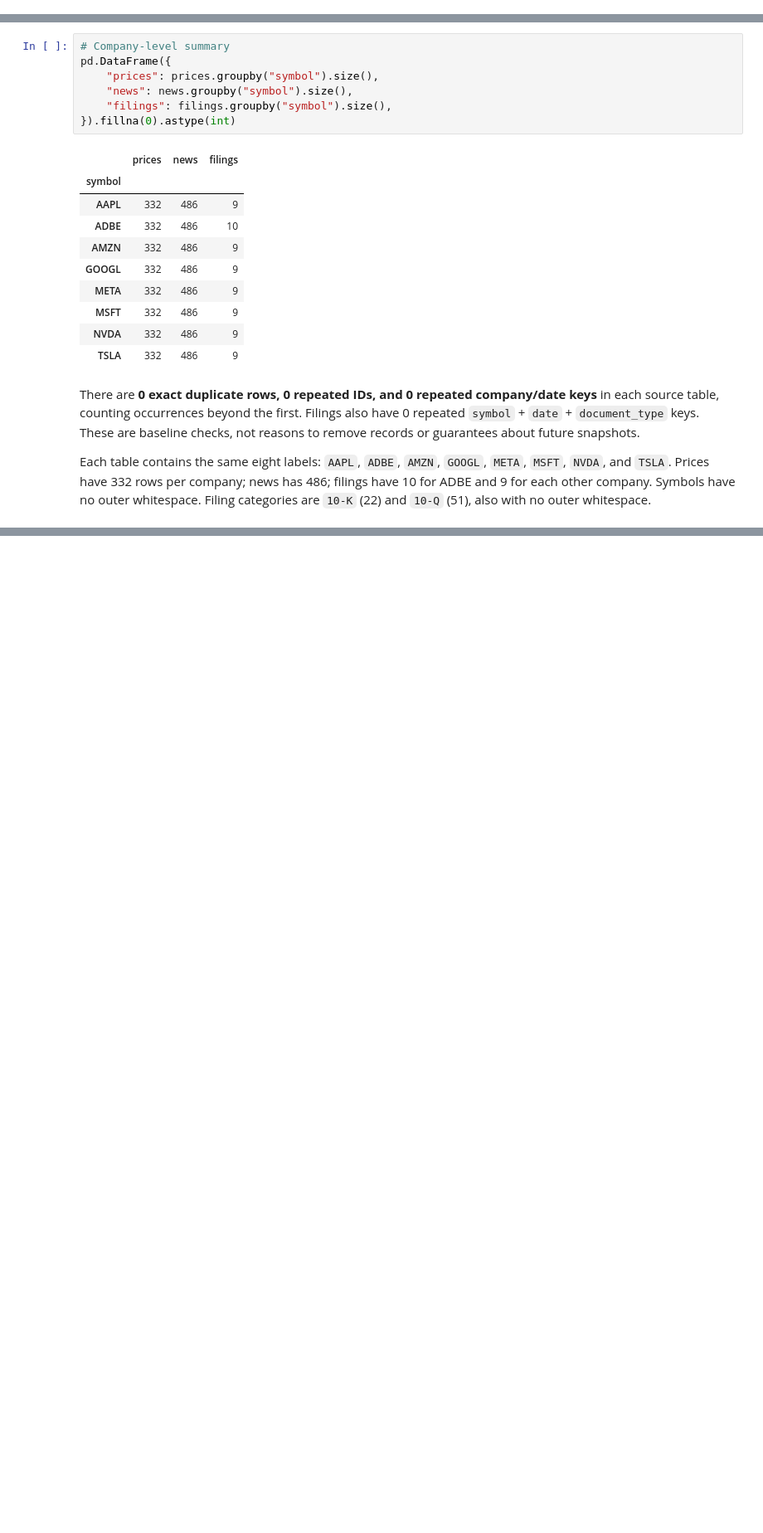
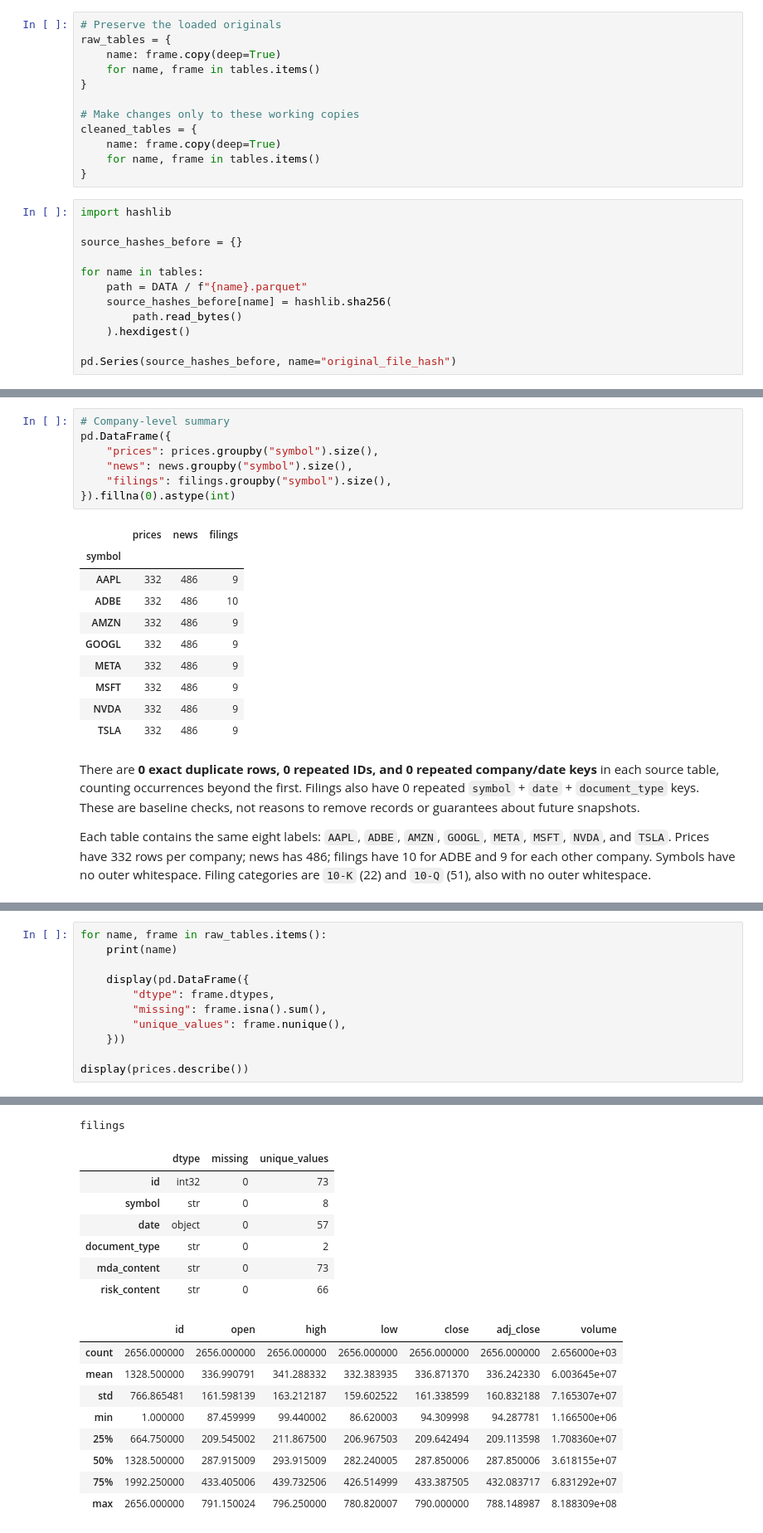
Before and after one commit to xunyangy-afk/Python-Group-Project, a Jupyter notebook: Evelyn_Herculean/Cleaning_Evelyn.ipynb, the cells around one changed output, grey strips where cells are left out. Shown at 83% size. Drawn from its saved outputs; the diff is of its cells as text; blank space fills up the shorter version.

```diff
--- a/Evelyn_Herculean/Cleaning_Evelyn.ipynb
+++ b/Evelyn_Herculean/Cleaning_Evelyn.ipynb
@@ -95,3 +156,27 @@ overview
 | 0 | prices | 2656 | 9 | 2024-12-02–2026-03-31 |
 | 1 | news | 3888 | 4 | 2024-12-01–2026-03-31 |
 | 2 | filings | 73 | 6 | 2024-01-16–2026-03-25 |
+# %%
+# Preserve the loaded originals
+raw_tables = {
+    name: frame.copy(deep=True)
+    for name, frame in tables.items()
+}
+
+# Make changes only to these working copies
+cleaned_tables = {
+    name: frame.copy(deep=True)
+    for name, frame in tables.items()
+}
+# %%
+import hashlib
+
+source_hashes_before = {}
+
+for name in tables:
+    path = DATA / f"{name}.parquet"
+    source_hashes_before[name] = hashlib.sha256(
+        path.read_bytes()
+    ).hexdigest()
+
+pd.Series(source_hashes_before, name="original_file_hash")
@@ -166,0 +216,12 @@ Numeric ranges above are rounded **only for display**; no stored value was round
+# %%
+for name, frame in raw_tables.items():
+    print(name)
+
+    display(pd.DataFrame({
+        "dtype": frame.dtypes,
+        "missing": frame.isna().sum(),
+        "unique_values": frame.nunique(),
+    }))
+
+display(prices.describe())
+# %% [output]
@@ -166,0 +245,17 @@ Numeric ranges above are rounded **only for display**; no stored value was round
+filings
+|  | dtype | missing | unique_values |
+| id | int32 | 0 | 73 |
+| symbol | str | 0 | 8 |
+| date | object | 0 | 57 |
+| document_type | str | 0 | 2 |
+| mda_content | str | 0 | 73 |
+| risk_content | str | 0 | 66 |
+|  | id | open | high | low | close | adj_close | volume |
+| count | 2656.000000 | 2656.000000 | 2656.000000 | 2656.000000 | 2656.000000 | 2656.000000 | 2.656000e+03 |
+| mean | 1328.500000 | 336.990791 | 341.288332 | 332.383935 | 336.871370 | 336.242330 | 6.003645e+07 |
+| std | 766.865481 | 161.598139 | 163.212187 | 159.602522 | 161.338599 | 160.832188 | 7.165307e+07 |
+| min | 1.000000 | 87.459999 | 99.440002 | 86.620003 | 94.309998 | 94.287781 | 1.166500e+06 |
+| 25% | 664.750000 | 209.545002 | 211.867500 | 206.967503 | 209.642494 | 209.113598 | 1.708360e+07 |
+| 50% | 1328.500000 | 287.915009 | 293.915009 | 282.240005 | 287.850006 | 287.850006 | 3.618155e+07 |
+| 75% | 1992.250000 | 433.405006 | 439.732506 | 426.514999 | 433.387505 | 432.083717 | 6.831292e+07 |
+| max | 2656.000000 | 791.150024 | 796.250000 | 780.820007 | 790.000000 | 788.148987 | 8.188309e+08 |
```
Also changed, not shown: parts of 45 cells of this notebook, 4 other files.
